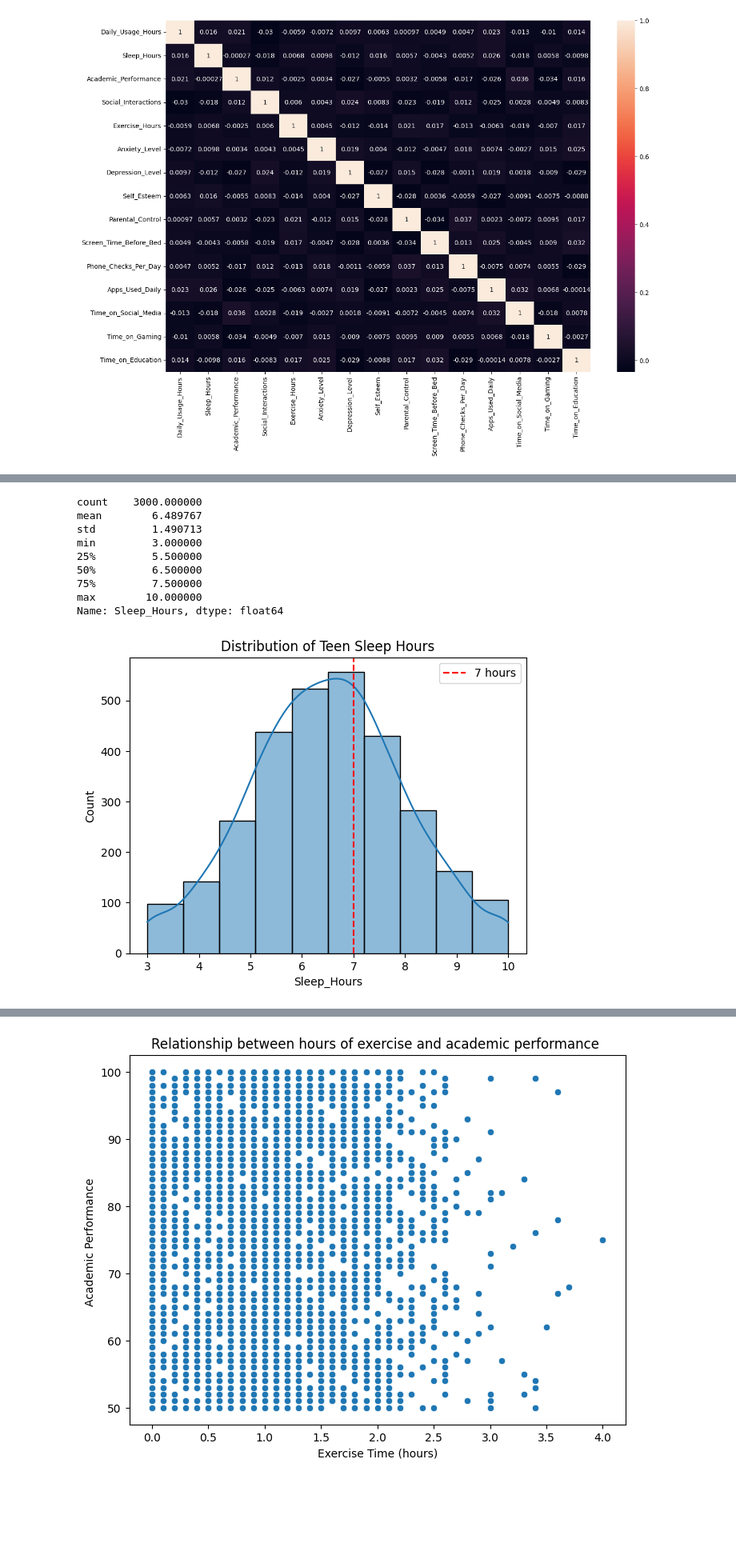
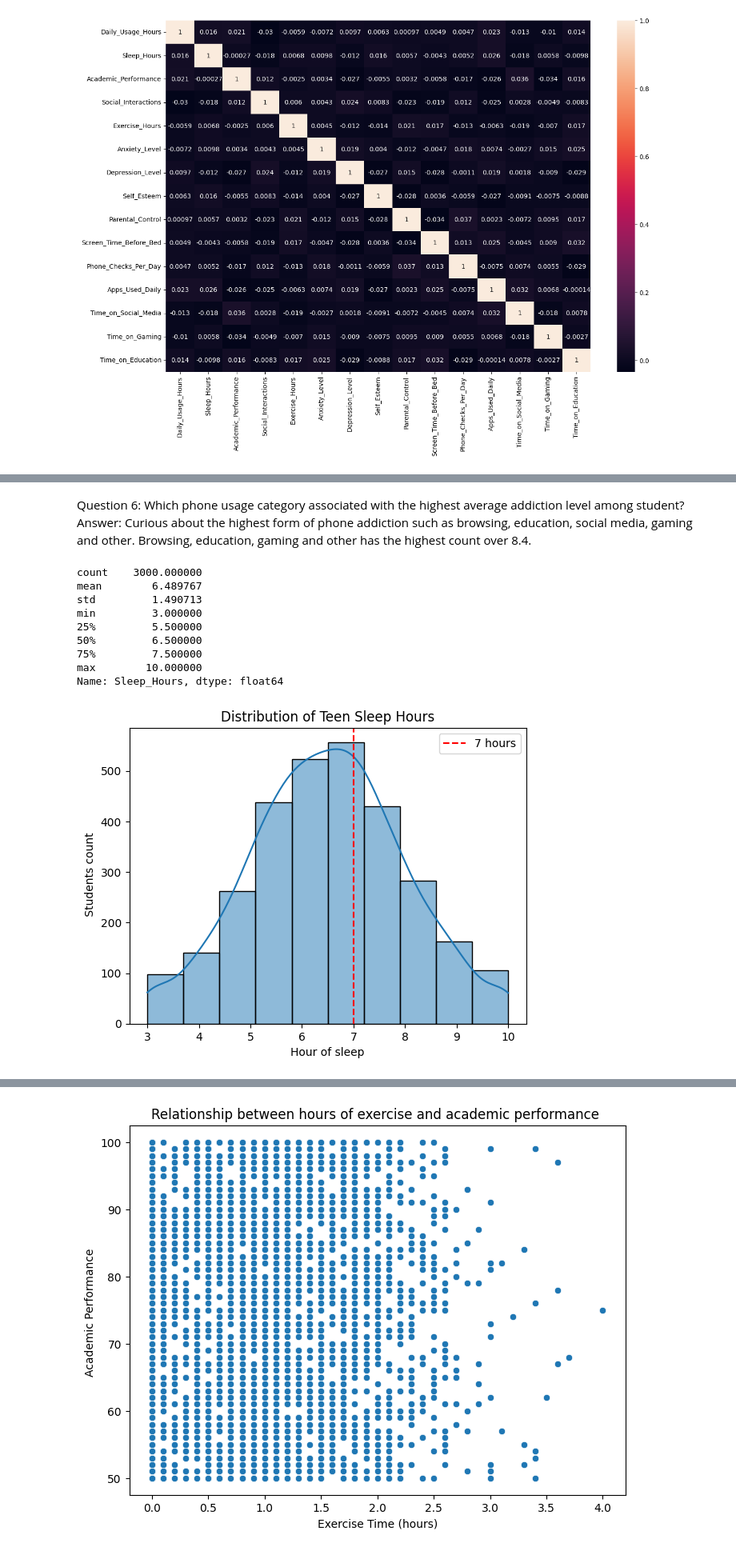
Before and after one commit to Charliee510/async-final-project-yellow-charlie, a Jupyter notebook: main.ipynb, the cells around one changed output, grey strips where cells are left out. Shown at 80% size. Saved outputs shown, nothing was run; the diff lists cells and outputs as text; code cells hidden in the pictures; blank space fills up the shorter version.

```diff
--- a/main.ipynb
+++ b/main.ipynb
@@ -155,23 +159,27 @@ plt.show()
+# %% [markdown]
+Question 6: Which phone usage category associated with the highest average addiction level among student?
+Answer: Curious about the highest form of phone addiction such as browsing, education, social media, gaming and other. Browsing, education, gaming and other has the highest count over 8.4.
 # %%
-#Q7 How many teens sleep last than 7 hours
 print(df['Sleep_Hours'].describe())
 
 less_than_7hours = (df['Sleep_Hours'] < 7).sum()
 percent = (less_than_7hours/len(df)) * 100
 
 sns.histplot(df['Sleep_Hours'], bins=10, kde=True)
 plt.axvline(7, color='red', linestyle='--', label='7 hours')
 plt.title('Distribution of Teen Sleep Hours')
+plt.xlabel("Hour of sleep")
+plt.ylabel(" Students count")
 plt.legend()
 plt.show()
 # %% [output]
 count    3000.000000
 mean        6.489767
 std         1.490713
 min         3.000000
 25%         5.500000
 50%         6.500000
 75%         7.500000
 max        10.000000
 Name: Sleep_Hours, dtype: float64
-[figure, old version]
+[figure, new version]
```
Also changed, not shown: parts of 21 cells of this notebook.
